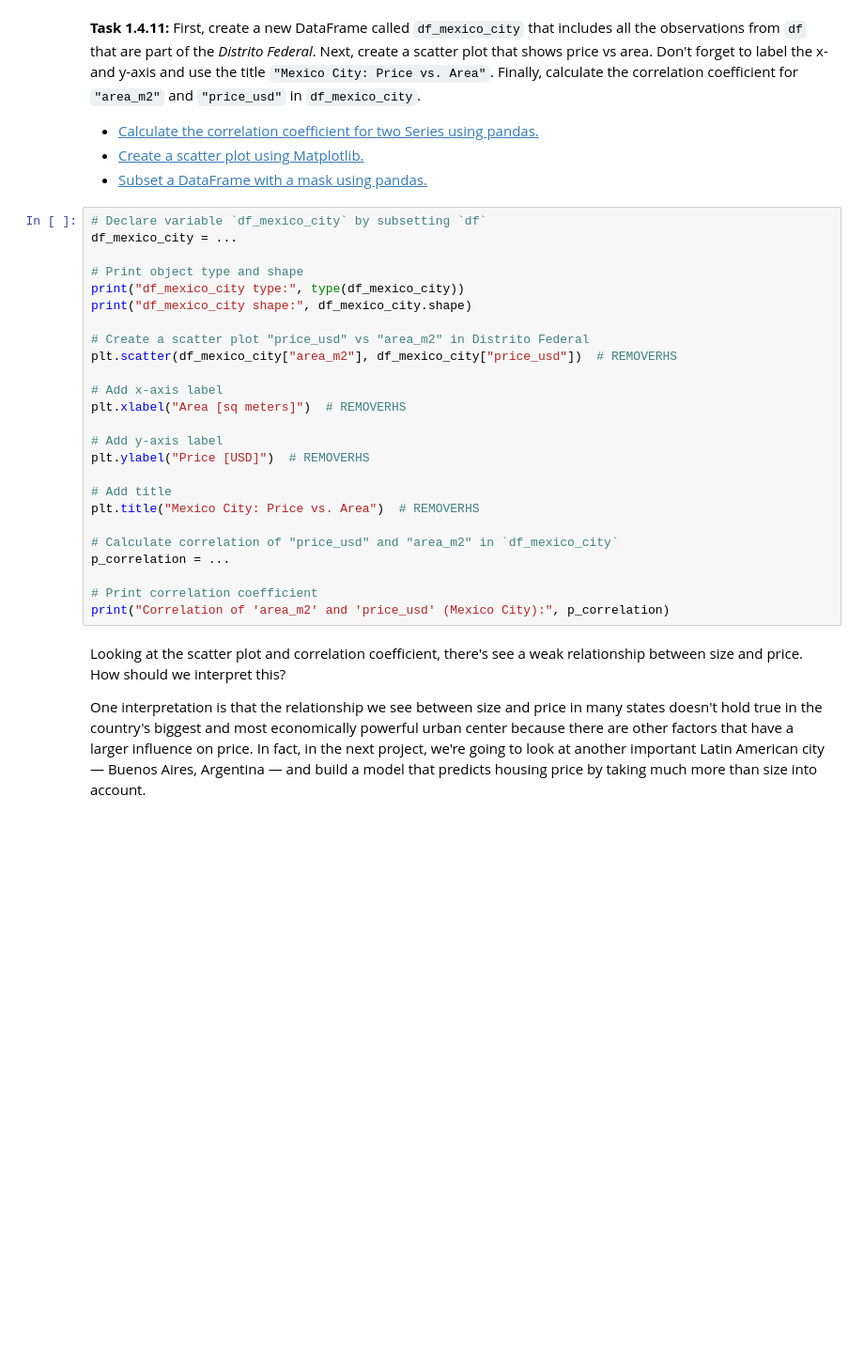
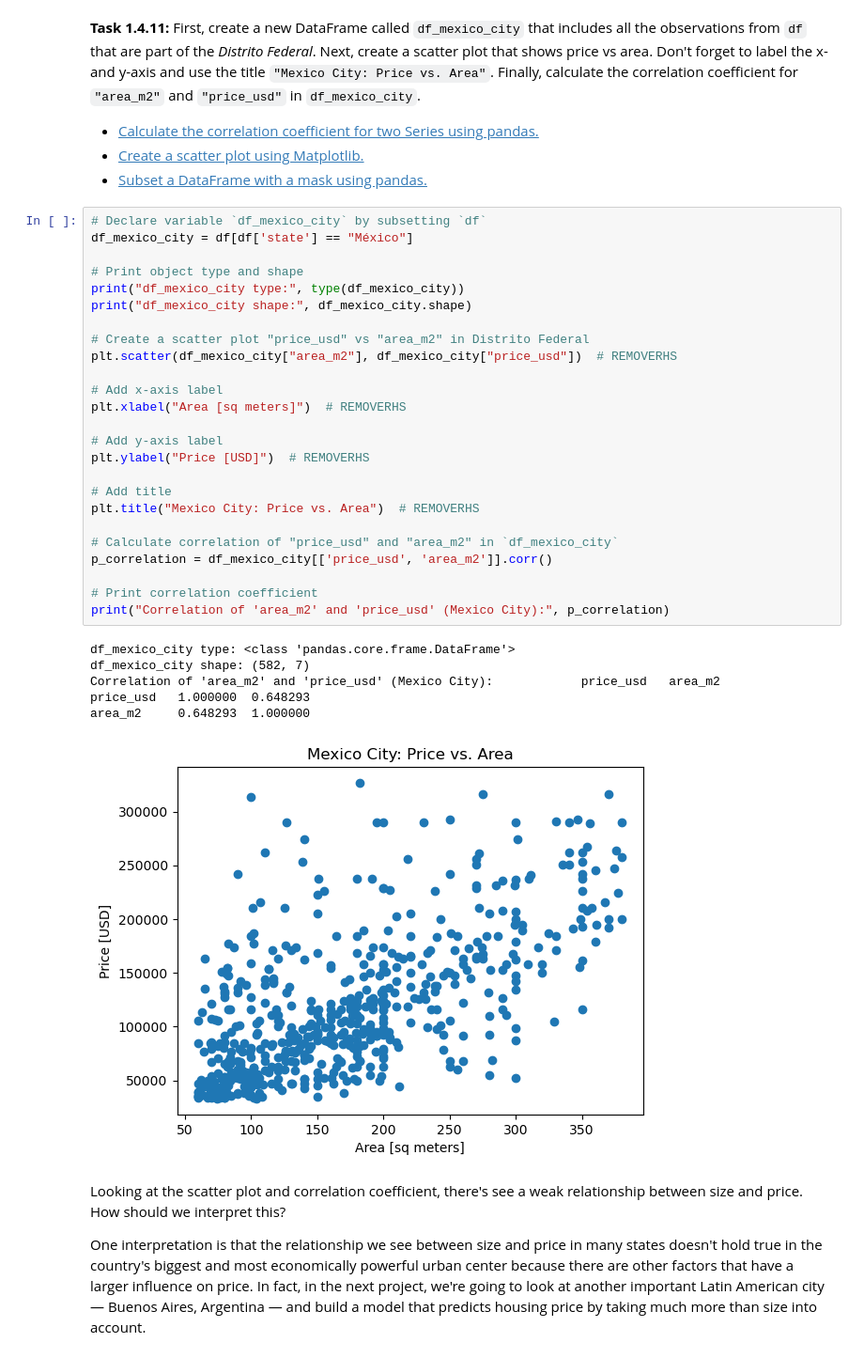
Before and after one commit to franklinobasy/WQU-Projects, a Jupyter notebook: 010-housing-in-mexico/014-size-or-location.ipynb, the cells around one changed output. Shown: that part at 94% size. Drawn from its saved outputs; the diff is of its cells as text; blank space fills up the shorter version.

```diff
--- a/010-housing-in-mexico/014-size-or-location.ipynb
+++ b/010-housing-in-mexico/014-size-or-location.ipynb
@@ -269,29 +294,36 @@ VimeoVideo("656376911", h="19666a4c87", width=600)
 - [Subset a DataFrame with a mask using pandas.](../%40textbook/04-pandas-advanced.ipynb#Subsetting-with-Masks)
 # %%
 # Declare variable `df_mexico_city` by subsetting `df`
-df_mexico_city = ...
+df_mexico_city = df[df['state'] == "México"]
 
 # Print object type and shape
 print("df_mexico_city type:", type(df_mexico_city))
 print("df_mexico_city shape:", df_mexico_city.shape)
 
 # Create a scatter plot "price_usd" vs "area_m2" in Distrito Federal
 plt.scatter(df_mexico_city["area_m2"], df_mexico_city["price_usd"])  # REMOVERHS
 
 # Add x-axis label
 plt.xlabel("Area [sq meters]")  # REMOVERHS
 
 # Add y-axis label
 plt.ylabel("Price [USD]")  # REMOVERHS
 
 # Add title
 plt.title("Mexico City: Price vs. Area")  # REMOVERHS
 
 # Calculate correlation of "price_usd" and "area_m2" in `df_mexico_city`
-p_correlation = ...
+p_correlation = df_mexico_city[['price_usd', 'area_m2']].corr()
 
 # Print correlation coefficient
 print("Correlation of 'area_m2' and 'price_usd' (Mexico City):", p_correlation)
+# %% [output]
+df_mexico_city type: <class 'pandas.core.frame.DataFrame'>
+df_mexico_city shape: (582, 7)
+Correlation of 'area_m2' and 'price_usd' (Mexico City):            price_usd   area_m2
+price_usd   1.000000  0.648293
+area_m2     0.648293  1.000000
+[figure, added]
 # %% [markdown]
 Looking at the scatter plot and correlation coefficient, there's see a weak relationship between size and price. How should we interpret this?
 
```
Also changed, not shown: parts of 5 cells of this notebook, 4 other files.
